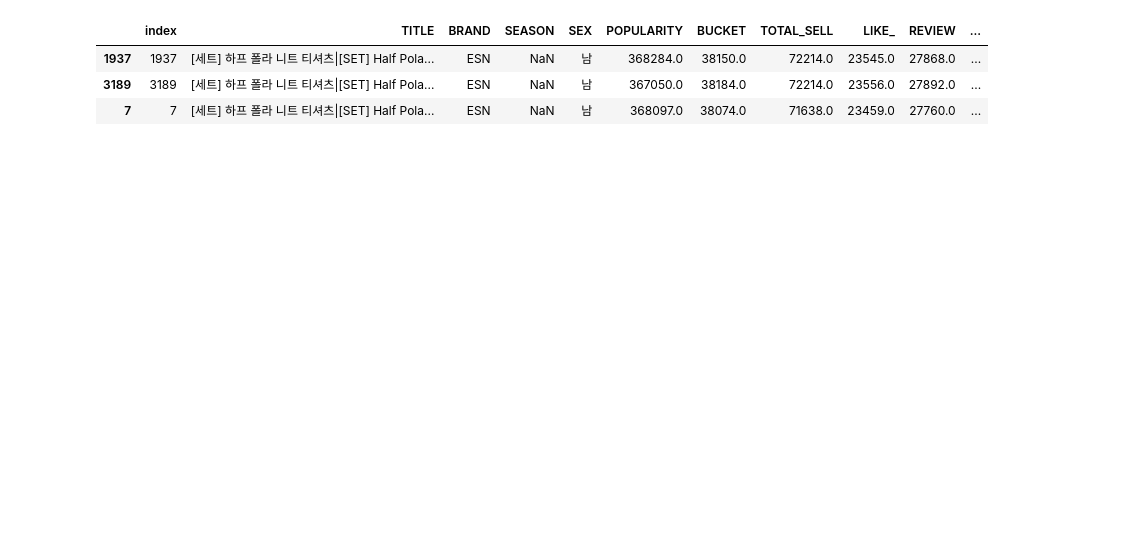
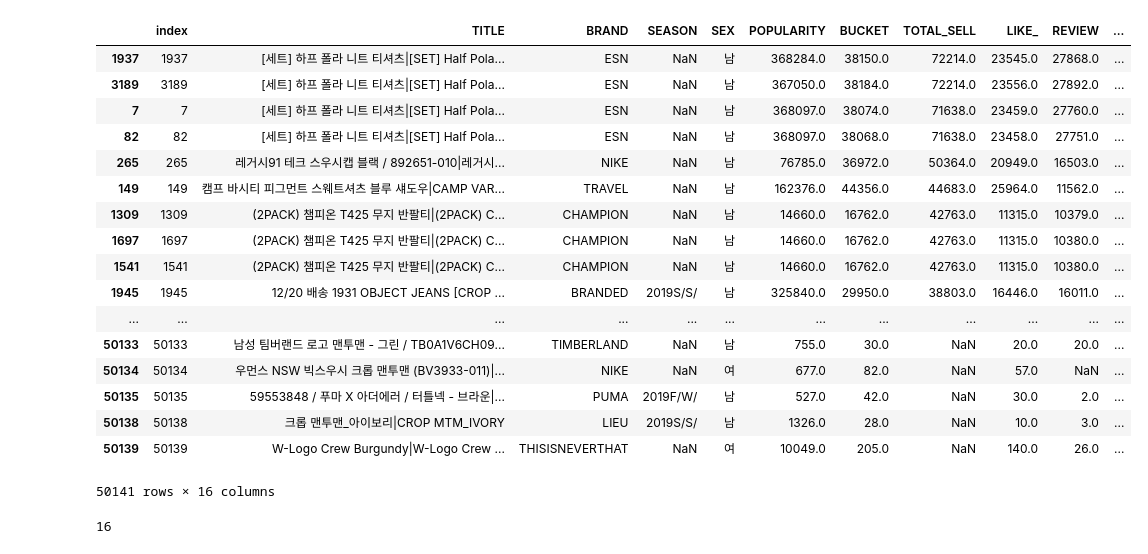
Before and after one commit to yiyejyn/ClothesSalesAnalysis, a Jupyter notebook: Untitled.ipynb, the cells around one changed output. Saved outputs shown, nothing was run; the diff lists cells and outputs as text; code cells hidden in the pictures; blank space fills up the shorter version.

```diff
--- a/Untitled.ipynb
+++ b/Untitled.ipynb
@@ -3,9 +3,27 @@ import pandas as pd
 # %%
 pf = pd.read_csv("musinsa_final.csv")
 pf = pf.sort_values("TOTAL_SELL", ascending=False)
-pf.head(3)
+pf
 # %% [output]
 |  | index | TITLE | BRAND | SEASON | SEX | POPULARITY | BUCKET | TOTAL_SELL | LIKE_ | REVIEW | ... |
 | 1937 | 1937 | [세트] 하프 폴라 니트 티셔츠|[SET] Half Pola... | ESN | NaN | 남 | 368284.0 | 38150.0 | 72214.0 | 23545.0 | 27868.0 | ... |
 | 3189 | 3189 | [세트] 하프 폴라 니트 티셔츠|[SET] Half Pola... | ESN | NaN | 남 | 367050.0 | 38184.0 | 72214.0 | 23556.0 | 27892.0 | ... |
 | 7 | 7 | [세트] 하프 폴라 니트 티셔츠|[SET] Half Pola... | ESN | NaN | 남 | 368097.0 | 38074.0 | 71638.0 | 23459.0 | 27760.0 | ... |
+| 82 | 82 | [세트] 하프 폴라 니트 티셔츠|[SET] Half Pola... | ESN | NaN | 남 | 368097.0 | 38068.0 | 71638.0 | 23458.0 | 27751.0 | ... |
+| 265 | 265 | 레거시91 테크 스우시캡 블랙 / 892651-010|레거시... | NIKE | NaN | 남 | 76785.0 | 36972.0 | 50364.0 | 20949.0 | 16503.0 | ... |
+| 149 | 149 | 캠프 바시티 피그먼트 스웨트셔츠 블루 섀도우|CAMP VAR... | TRAVEL | NaN | 남 | 162376.0 | 44356.0 | 44683.0 | 25964.0 | 11562.0 | ... |
+| 1309 | 1309 | (2PACK) 챔피온 T425 무지 반팔티|(2PACK) C... | CHAMPION | NaN | 남 | 14660.0 | 16762.0 | 42763.0 | 11315.0 | 10379.0 | ... |
+| 1697 | 1697 | (2PACK) 챔피온 T425 무지 반팔티|(2PACK) C... | CHAMPION | NaN | 남 | 14660.0 | 16762.0 | 42763.0 | 11315.0 | 10380.0 | ... |
+| 1541 | 1541 | (2PACK) 챔피온 T425 무지 반팔티|(2PACK) C... | CHAMPION | NaN | 남 | 14660.0 | 16762.0 | 42763.0 | 11315.0 | 10380.0 | ... |
+| 1945 | 1945 | 12/20 배송 1931 OBJECT JEANS [CROP ... | BRANDED | 2019S/S/ | 남 | 325840.0 | 29950.0 | 38803.0 | 16446.0 | 16011.0 | ... |
+| ... | ... | ... | ... | ... | ... | ... | ... | ... | ... | ... | ... |
+| 50133 | 50133 | 남성 팀버랜드 로고 맨투맨 - 그린 / TB0A1V6CH09... | TIMBERLAND | NaN | 남 | 755.0 | 30.0 | NaN | 20.0 | 20.0 | ... |
+| 50134 | 50134 | 우먼스 NSW 빅스우시 크롭 맨투맨 (BV3933-011)|... | NIKE | NaN | 여 | 677.0 | 82.0 | NaN | 57.0 | NaN | ... |
+| 50135 | 50135 | 59553848 / 푸마 X 아더에러 / 터틀넥 - 브라운|... | PUMA | 2019F/W/ | 남 | 527.0 | 42.0 | NaN | 30.0 | 2.0 | ... |
+| 50138 | 50138 | 크롭 맨투맨_아이보리|CROP MTM_IVORY | LIEU | 2019S/S/ | 남 | 1326.0 | 28.0 | NaN | 10.0 | 3.0 | ... |
+| 50139 | 50139 | W-Logo Crew Burgundy|W-Logo Crew ... | THISISNEVERTHAT | NaN | 여 | 10049.0 | 205.0 | NaN | 140.0 | 26.0 | ... |
+50141 rows × 16 columns
+# %%
+len(pf)
+# %% [output]
+16
```
Also changed, not shown: 1 other file.
